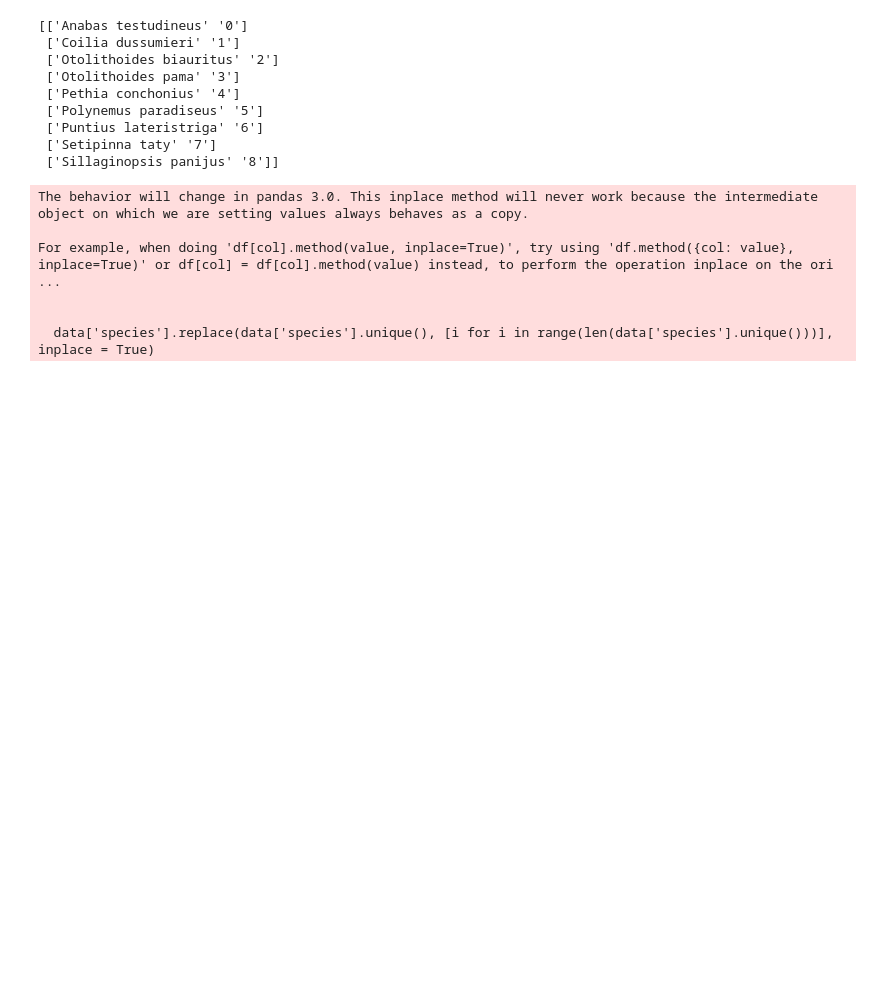
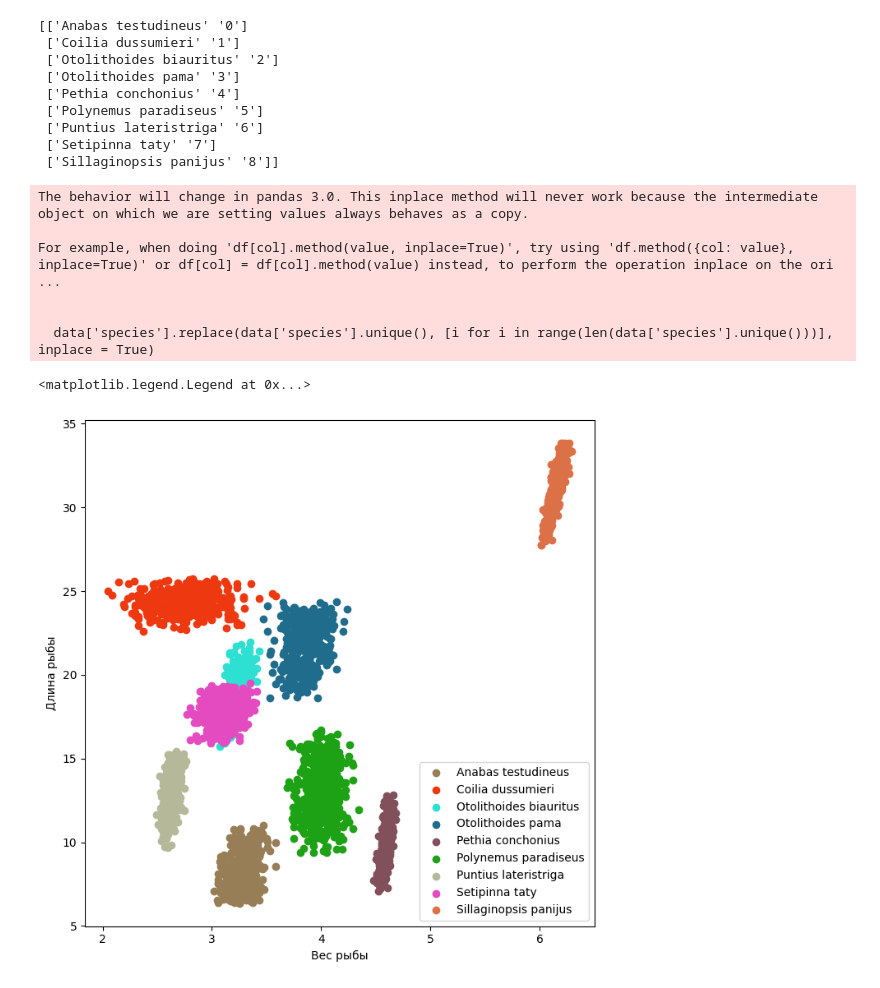
Before and after one commit to Toothless-1/ML, a Jupyter notebook: ML4.ipynb, the cells around one changed output. Cells and saved outputs as stored; diff of their text form; code cells hidden in the pictures; blank space fills up the shorter version.

Commit message:
Отрисовали scatter plot по видам рыб, добавили метод опорных векторов

```diff
--- a/ML4.ipynb
+++ b/ML4.ipynb
@@ -64,6 +65,19 @@ For example, when doing 'df[col].method(value, inplace=True)', try using 'df.met
 
 
   data['species'].replace(data['species'].unique(), [i for i in range(len(data['species'].unique()))], inplace = True)
+# %%
+plt.figure(figsize=(8,8))
+r = lambda: random.randint(0, 255)
+colors = ['#%02X%02X%02X' % (r(), r(), r()) for i in range(len(names))]
+for i in range(len(names)):
+  temp = data.query(f'species == {names[i][1]}')
+  plt.scatter(temp['weight'], temp['length'], label = names[i][0], c=colors[i])
+plt.xlabel('Вес рыбы')
+plt.ylabel('Длина рыбы')
+plt.legend(loc='best')
+# %% [output]
+<matplotlib.legend.Legend at 0x...>
+[figure, added]
 # %%
 data.iloc[:,range(1,4)] = StandardScaler().fit_transform(data.iloc[:,range(1,4)]) #Стандартизируем фичи
 # %%
```
Also changed, not shown: parts of 9 cells of this notebook.
